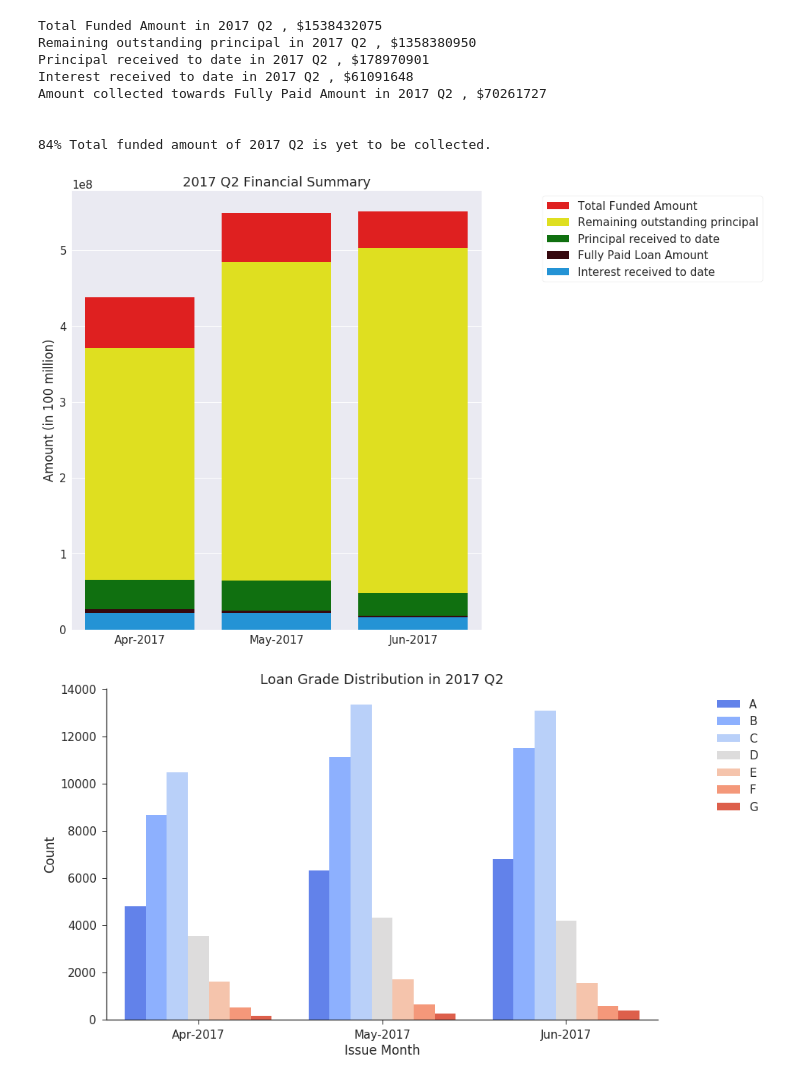
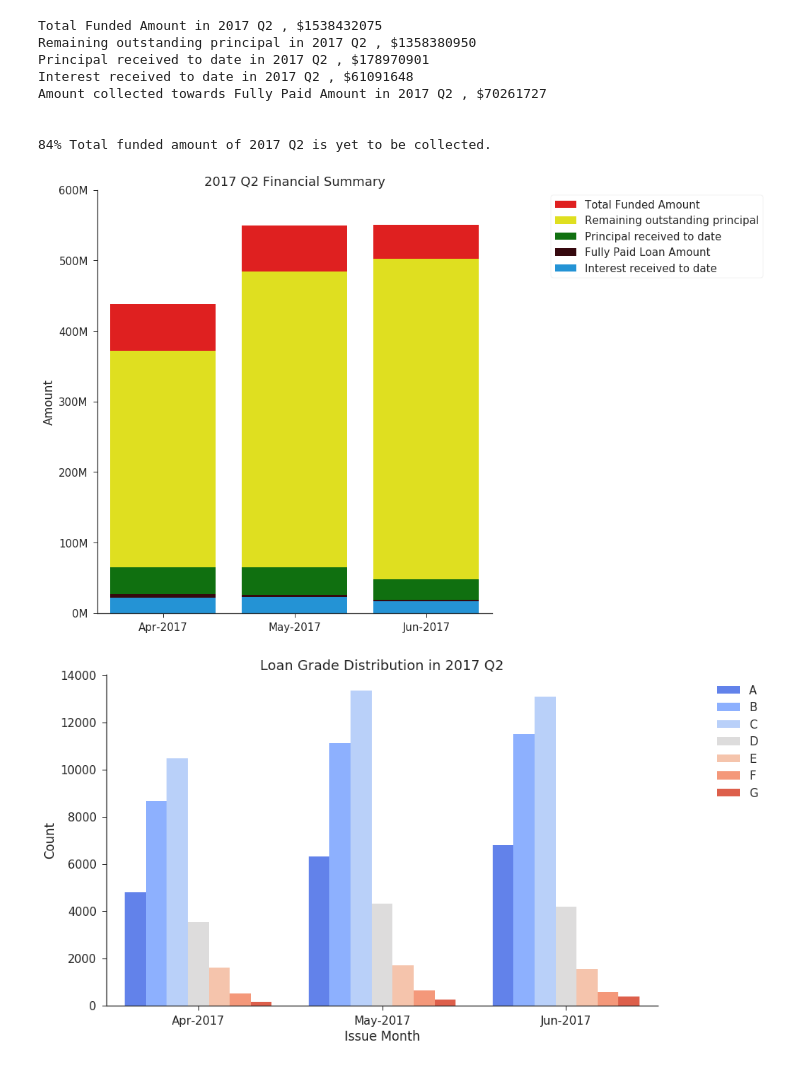
Before and after one commit to sujittripathy/DataScienceBootCampPrep, a Jupyter notebook: Capstone/Capstone_LendingClub.ipynb, the cells around one changed output. Cells and saved outputs as stored; diff of their text form; code cells hidden in the pictures.

Commit message:
Made Y label in plot to Million scale

```diff
--- a/Capstone/Capstone_LendingClub.ipynb
+++ b/Capstone/Capstone_LendingClub.ipynb
@@ -348,29 +348,33 @@ Amount collected towards Fully Paid Amount in 2017 Q2 , $70261727
 # %%
 _, ax = plt.subplots(figsize=(10,11))
 sns.set(font_scale=1.5)
 sns.set_style('ticks')
 sns.barplot(data=df_q2_summary,x=df_q2_summary.index,y='Total Funded Amount',
                     label='Total Funded Amount',color='red',order=['Apr-2017','May-2017','Jun-2017'])
 sns.barplot(data=df_q2_summary,x=df_q2_summary.index,
                 y='Remaining outstanding principal',label='Remaining outstanding principal',color='yellow'
            ,order=['Apr-2017','May-2017','Jun-2017'])
 sns.barplot(data=df_q2_summary,x=df_q2_summary.index,
                 y='Principal received to date',label='Principal received to date',color='green'
            ,order=['Apr-2017','May-2017','Jun-2017'])
 sns.barplot(data=df_q2_summary,x=df_q2_summary.index,
                 y='Fully Paid Amount', label = 'Fully Paid Loan Amount', color='#3c0008'
            ,order=['Apr-2017','May-2017','Jun-2017'])
 sns.barplot(data=df_q2_summary,x=df_q2_summary.index,
                 y='Interest received to date',label='Interest received to date',color='#069af3'
            ,order=['Apr-2017','May-2017','Jun-2017'])
 
 ax.legend(loc='upper right',frameon=True,bbox_to_anchor=(1.7,1))
 ax.set_title('2017 Q2 Financial Summary')
 sns.despine()
-ax.set(xlabel='',ylabel='Amount (in 100 million)')
+ax.set(xlabel='',ylabel='Amount')
+tick_val = [0,100000000,200000000,300000000,400000000,500000000,600000000]
+tick_lab = ['0M','100M','200M','300M','400M','500M','600M']
+ax.set_yticks(tick_val)
+ax.set_yticklabels(tick_lab)
 plt.show()
 # %% [output]
-[figure, old version]
+[figure, new version]
 # %%
 _,ax = plt.subplots(figsize=(13,8))
 sns.countplot(data=df_fin_info_q2,x='issue_d',hue='grade',palette='coolwarm',saturation=1
```
Also changed, not shown: parts of 5 cells of this notebook.
